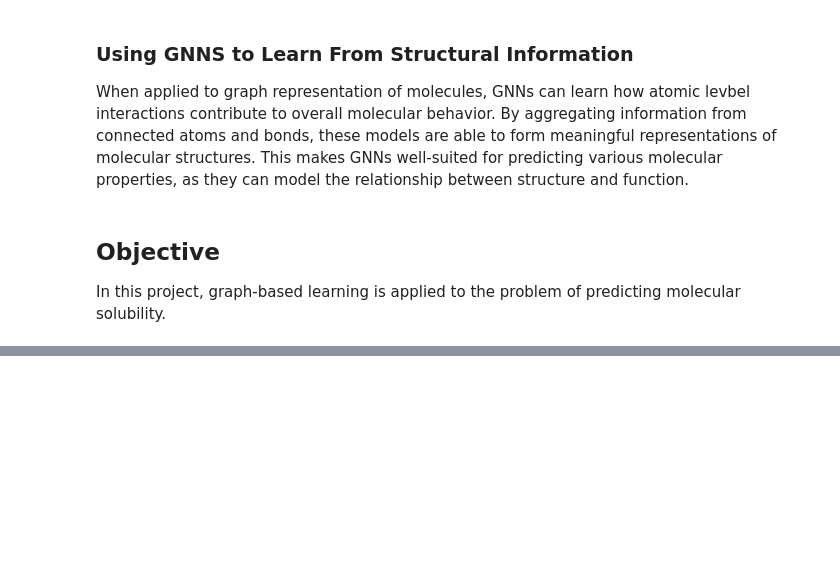
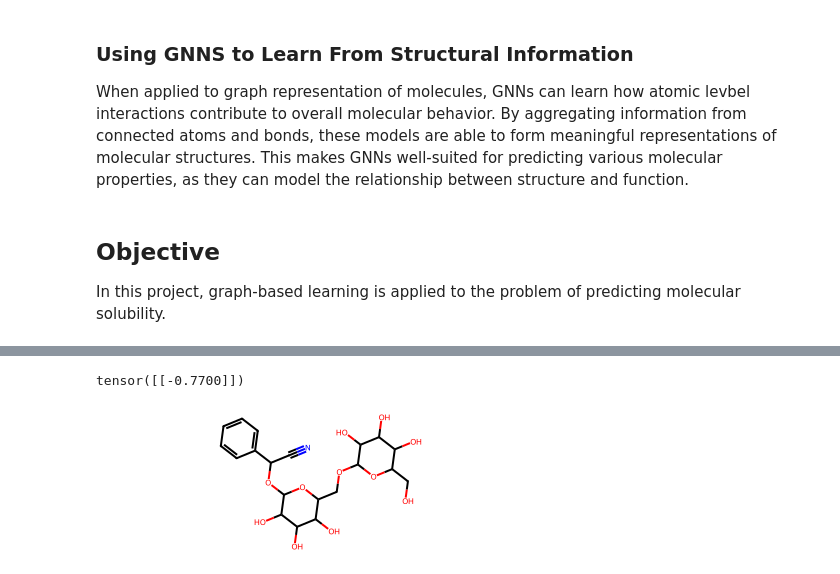
Before and after one commit to AshitomW/SOLGNN, a Jupyter notebook: SOLGNN.ipynb, the cells around one changed output, grey strips where cells are left out. Saved outputs shown, nothing was run; the diff lists cells and outputs as text; code cells hidden in the pictures; blank space fills up the shorter version.

```diff
--- a/SOLGNN.ipynb
+++ b/SOLGNN.ipynb
@@ -37,0 +66,4 @@ In this project, graph-based learning is applied to the problem of predicting mo
+# %%
+from torch_geometric.datasets import MoleculeNet
+
+DATA = MoleculeNet(".",name="ESOL")
@@ -37,0 +139,11 @@ In this project, graph-based learning is applied to the problem of predicting mo
+# %%
+DATA[0].y
+# %% [output]
+tensor([[-0.7700]])
+# %%
+from rdkit import Chem
+from rdkit.Chem.Draw import IPythonConsole
+
+Chem.MolFromSmiles(DATA[0]["smiles"])
+# %% [output]
+[figure, added]
```
Also changed, not shown: parts of 13 cells of this notebook, 2 other files.
